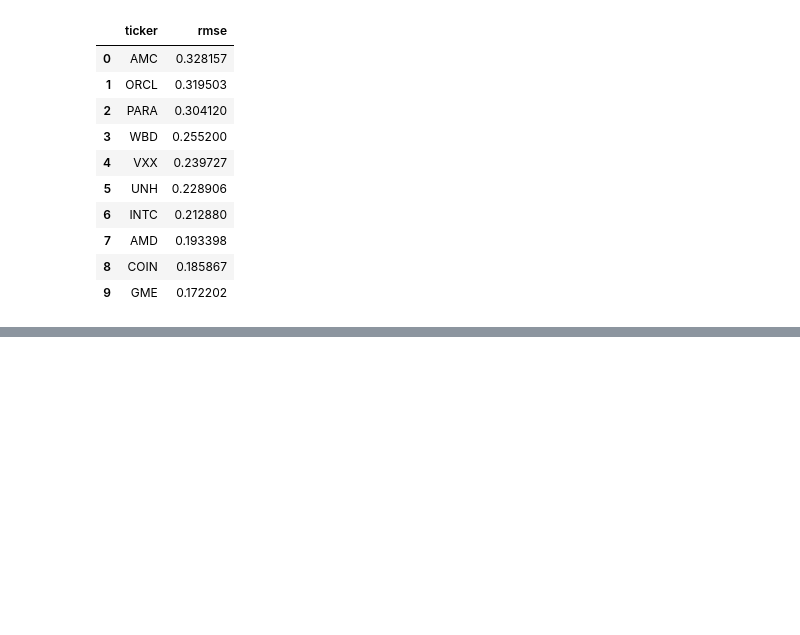
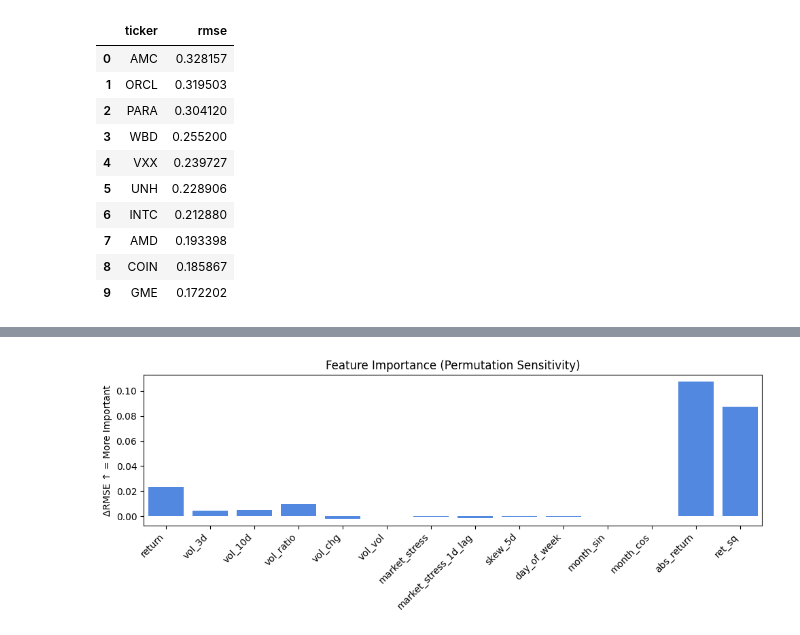
Before and after one commit to rahulmkarthik/VolSense, a Jupyter notebook: notebooks/global_lstm_training_multi.ipynb, the cells around one changed output, grey strips where cells are left out. Saved outputs shown, nothing was run; the diff lists cells and outputs as text; code cells hidden in the pictures; blank space fills up the shorter version.

```diff
--- a/notebooks/global_lstm_training_multi.ipynb
+++ b/notebooks/global_lstm_training_multi.ipynb
@@ -885,0 +1055,42 @@ Epoch 9/30 | Train Loss: 0.0113 | Val Loss: 0.0136
+# %%
+# ============================================================
+# 🔍 Feature Importance via Permutation Sensitivity
+# ============================================================
+from copy import deepcopy
+
+
+DEVICE = cfg.device
+MODEL = model.to(DEVICE)
+MODEL.eval()
+
+# Take a small validation batch
+t_id, X, y = next(iter(val_loader))
+t_id, X, y = t_id.to(DEVICE), X.to(DEVICE), y.to(DEVICE)
+
+# Base predictions
+with torch.no_grad():
+    base_pred = MODEL(t_id, X).cpu().numpy()
+base_rmse = np.sqrt(mean_squared_error(y.cpu().numpy().flatten(), base_pred.flatten()))
+
+feature_names = ["return"] + (cfg.extra_features or [])
+delta_rmse = []
+
+for i, feat in enumerate(feature_names):
+    X_perm = deepcopy(X)
+    idx = torch.randperm(X.shape[0])
+    X_perm[:, :, i] = X_perm[idx, :, i]  # shuffle along batch dimension
+    with torch.no_grad():
+        pred_perm = MODEL(t_id, X_perm).cpu().numpy()
+    rmse_perm = np.sqrt(mean_squared_error(y.cpu().numpy().flatten(), pred_perm.flatten()))
+    delta_rmse.append(rmse_perm - base_rmse)
+
+# --- Plot ---
+plt.figure(figsize=(10,4))
+sns.barplot(x=feature_names, y=delta_rmse, color="#3B82F6")
+plt.xticks(rotation=45, ha="right")
+plt.ylabel("ΔRMSE ↑ = More Important")
+plt.title("Feature Importance (Permutation Sensitivity)")
+plt.tight_layout()
+plt.show()
+# %% [output]
+[figure, added]
```
Also changed, not shown: parts of 17 cells of this notebook, 31 other files.
